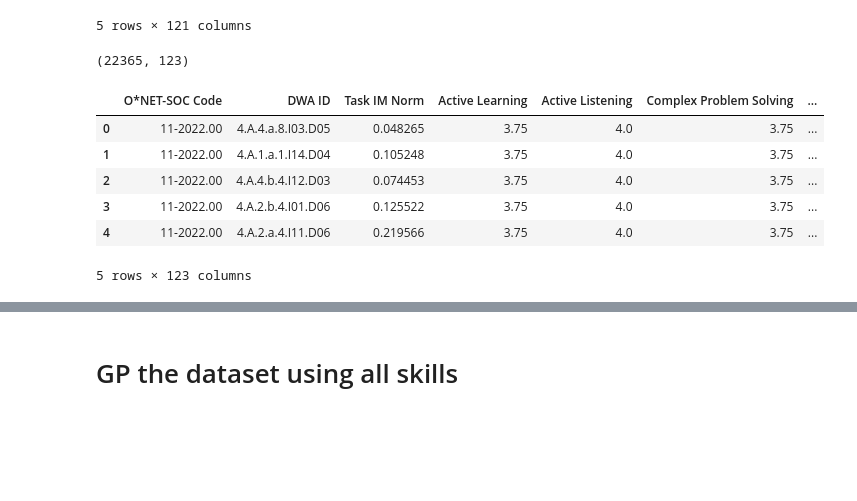
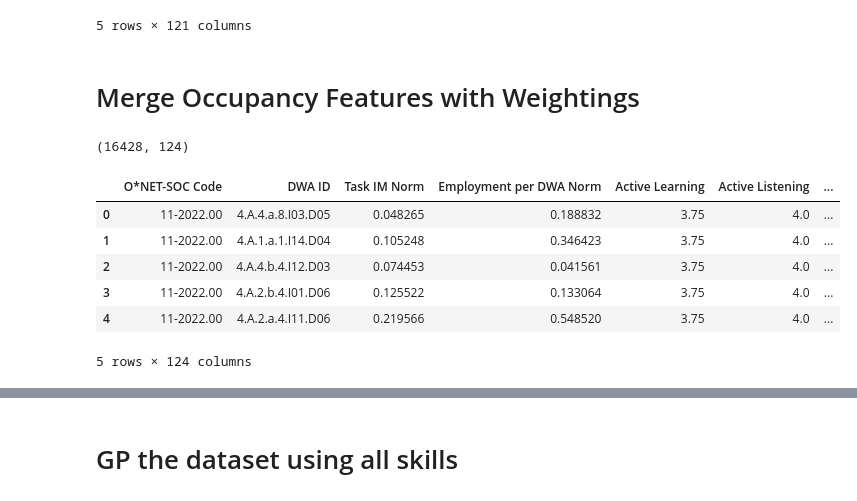
Before and after one commit to PDuckworth/FutureOf, a Jupyter notebook: FutureOfEmployment/skills_ability_vector_per_task.ipynb, the cells around one changed output, grey strips where cells are left out. Cells and saved outputs as stored; diff of their text form; code cells hidden in the pictures; blank space fills up the shorter version.

```diff
--- a/FutureOfEmployment/skills_ability_vector_per_task.ipynb
+++ b/FutureOfEmployment/skills_ability_vector_per_task.ipynb
@@ -78,15 +86,15 @@ DWAref = pd.read_table(os.path.join(datasets, 'ONET/databases/db2016/DWA Referen
 taskDWA2 = pd.merge(df, DWAref,  how='left', left_on=['DWA ID'], right_on = ['DWA ID'])
 
 IWAref = pd.read_table(os.path.join(datasets, 'ONET/databases/db2016/IWA Reference.txt'), sep='\t')[['IWA ID', 'IWA Title']]
-df3 = pd.merge(df2, IWAref,  how='left', left_on=['IWA ID'], right_on = ['IWA ID'])
+df2 = pd.merge(df, IWAref,  how='left', left_on=['IWA ID'], right_on = ['IWA ID'])
 
 # cols = ['Task ID', 'Task', 'DWA ID', 'DWA Title', 'IWA ID', 'IWA Title', 'WA ID']
 cols = ['O*NET-SOC Code', 'Task ID', 'DWA ID', 'IWA ID', 'WA ID']
-df3 = df3[cols]
+df2 = df2[cols]
 
 # tasks are many-to-many with DWA, e.g. task id=8826.
-print df3.shape, "UNIQUE DWA: ", len(df3['DWA ID'].unique())
-df3.head()
+print df2.shape, "UNIQUE DWA: ", len(df2['DWA ID'].unique())
+df2.head()
 # %% [output]
 (22838, 5) UNIQUE DWA:  2070
 |  | O*NET-SOC Code | Task ID | DWA ID | IWA ID | WA ID |
@@ -104,19 +112,19 @@ task_im.rename(columns = {'Data Value':'Task IM'}, inplace = True)
 task_im = task_im[['Task ID', 'Task IM']].sort_values('Task ID')
 print task_im.shape
 
-df4 = pd.merge(df3, task_im, how='left', left_on=['Task ID'], right_on = ['Task ID'])
-print df4.shape
+df3 = pd.merge(df2, task_im, how='left', left_on=['Task ID'], right_on = ['Task ID'])
+print df3.shape
 
 # Remove Task if no Task Importance:
-df4 = df4[df4['Task IM'].notnull()]   # 500 missing Task IM
+df3 = df3[df3['Task IM'].notnull()]   # 500 missing Task IM
 
 by = ['DWA ID']
-task_im_by_dwa = df4.groupby(by).sum().reset_index()[['DWA ID','Task IM']]
+task_im_by_dwa = df3.groupby(by).sum().reset_index()[['DWA ID','Task IM']]
 task_im_by_dwa.rename(columns = {'Task IM' : 'IM per DWA Sum'}, inplace = True)
 
-df5 = pd.merge(df4, task_im_by_dwa,  how='left', left_on=['DWA ID'], right_on = ['DWA ID'])
-df5['Task IM Norm'] = df5['Task IM'] / df5['IM per DWA Sum']
-df5.head()
+df4 = pd.merge(df3, task_im_by_dwa,  how='left', left_on=['DWA ID'], right_on = ['DWA ID'])
+df4['Task IM Norm'] = df4['Task IM'] / df4['IM per DWA Sum']
+df4.head()
 # %% [output]
 (19125, 2)
 (22838, 6)
@@ -128,0 +139,8 @@ df5.head()
+# %%
+# Use only the .00 Occupation codes:
+emp_data = pd.read_csv(os.path.join(datasets, 'ONET/employment_figures_including_doubles.csv'))
+employment_data = emp_data[emp_data['O*NET-SOC Code'].apply(lambda x: ".00" in x)]#['O*NET-SOC Code'].unique()
+
+df5 = pd.merge(df4, employment_data[["Employment", "O*NET-SOC Code"]],  how='right', left_on=['O*NET-SOC Code'], right_on = ['O*NET-SOC Code'])
+print df4.shape, " vs ", df5.shape
+df5.head()
@@ -129,3 +157,9 @@ df5.head()
+# %%
+emp_dwa = df5.groupby(['DWA ID']).sum().reset_index()[['DWA ID', 'Employment']]
+emp_dwa.rename(columns = {'Employment':'Employment per DWA Sum'}, inplace=True)
+
+df5_e = pd.merge(df5, emp_dwa,  how='left', left_on=['DWA ID'], right_on = ['DWA ID'])
+df5_e['Employment per DWA Norm'] = df5_e['Employment']/df5_e['Employment per DWA Sum']
 # %% [markdown]
 ## Skills by Occupations
 # %%
@@ -253,22 +298,24 @@ all_features.head()
 | 3 | 11-2011.00 | 3.25 | 4.00 | 3.50 | 3.50 | ... |
 | 4 | 11-2021.00 | 3.88 | 3.88 | 3.62 | 3.50 | ... |
 5 rows × 121 columns
+# %% [markdown]
+# Merge Occupancy Features with Weightings
 # %%
-cols = ['O*NET-SOC Code', 'DWA ID', 'Task IM Norm']
-df6 = pd.merge(df5[cols], all_features,  how='left', left_on=['O*NET-SOC Code'], right_on = ['O*NET-SOC Code'])
+cols = ['O*NET-SOC Code', 'DWA ID', 'Task IM Norm', 'Employment per DWA Norm']
+df6 = pd.merge(df5_e[cols], all_features,  how='left', left_on=['O*NET-SOC Code'], right_on = ['O*NET-SOC Code'])
 
 # df6[df6['DWA ID'] == '4.A.4.a.8.I03.D05']['Task IM Norm'].sum()  # Check the IM weights sum to 1 over DWAs
 print df6.shape
 df6.head()
 # %% [output]
-(22365, 123)
+(16428, 124)
-|  | O*NET-SOC Code | DWA ID | Task IM Norm | Active Learning | Active Listening | Complex Problem Solving | ... |
-| 0 | 11-2022.00 | 4.A.4.a.8.I03.D05 | 0.048265 | 3.75 | 4.0 | 3.75 | ... |
-| 1 | 11-2022.00 | 4.A.1.a.1.I14.D04 | 0.105248 | 3.75 | 4.0 | 3.75 | ... |
-| 2 | 11-2022.00 | 4.A.4.b.4.I12.D03 | 0.074453 | 3.75 | 4.0 | 3.75 | ... |
-| 3 | 11-2022.00 | 4.A.2.b.4.I01.D06 | 0.125522 | 3.75 | 4.0 | 3.75 | ... |
-| 4 | 11-2022.00 | 4.A.2.a.4.I11.D06 | 0.219566 | 3.75 | 4.0 | 3.75 | ... |
+|  | O*NET-SOC Code | DWA ID | Task IM Norm | Employment per DWA Norm | Active Learning | Active Listening | ... |
+| 0 | 11-2022.00 | 4.A.4.a.8.I03.D05 | 0.048265 | 0.188832 | 3.75 | 4.0 | ... |
+| 1 | 11-2022.00 | 4.A.1.a.1.I14.D04 | 0.105248 | 0.346423 | 3.75 | 4.0 | ... |
+| 2 | 11-2022.00 | 4.A.4.b.4.I12.D03 | 0.074453 | 0.041561 | 3.75 | 4.0 | ... |
+| 3 | 11-2022.00 | 4.A.2.b.4.I01.D06 | 0.125522 | 0.133064 | 3.75 | 4.0 | ... |
+| 4 | 11-2022.00 | 4.A.2.a.4.I11.D06 | 0.219566 | 0.548520 | 3.75 | 4.0 | ... |
-5 rows × 123 columns
+5 rows × 124 columns
 # %%
 ## Weight each skills vector by the Task Importance:
 func = lambda x: np.asarray(x) * np.asarray(df6['Task IM Norm'])
```
Also changed, not shown: parts of 14 cells of this notebook, 1 other file.
